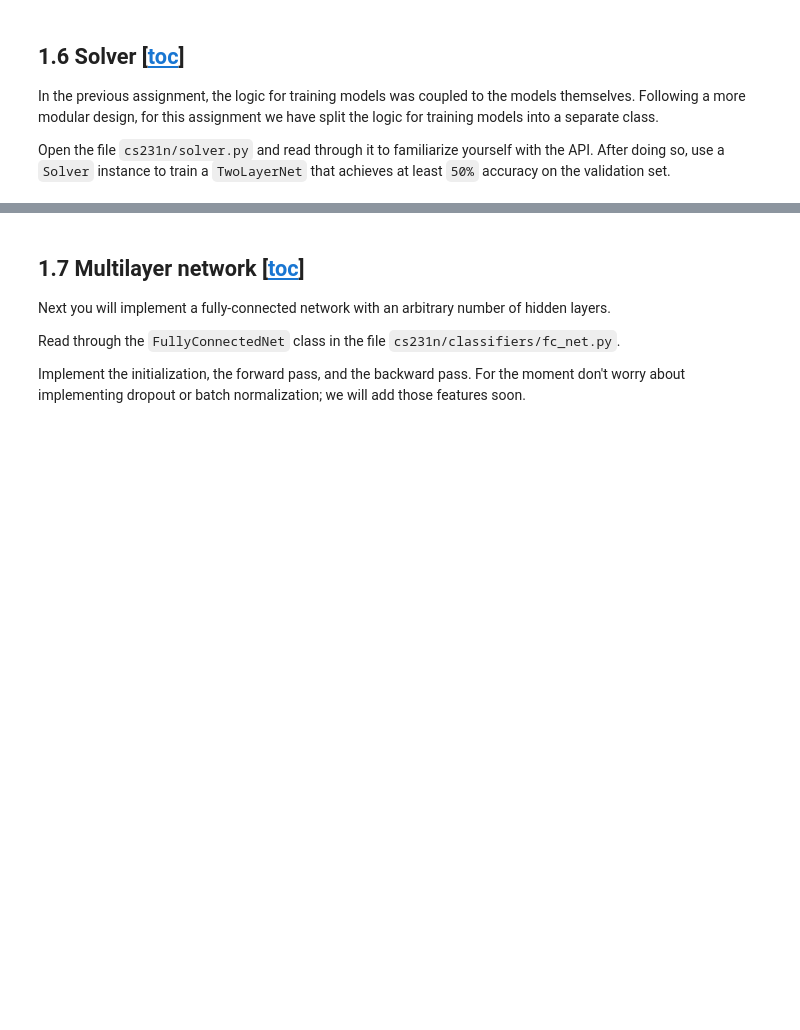
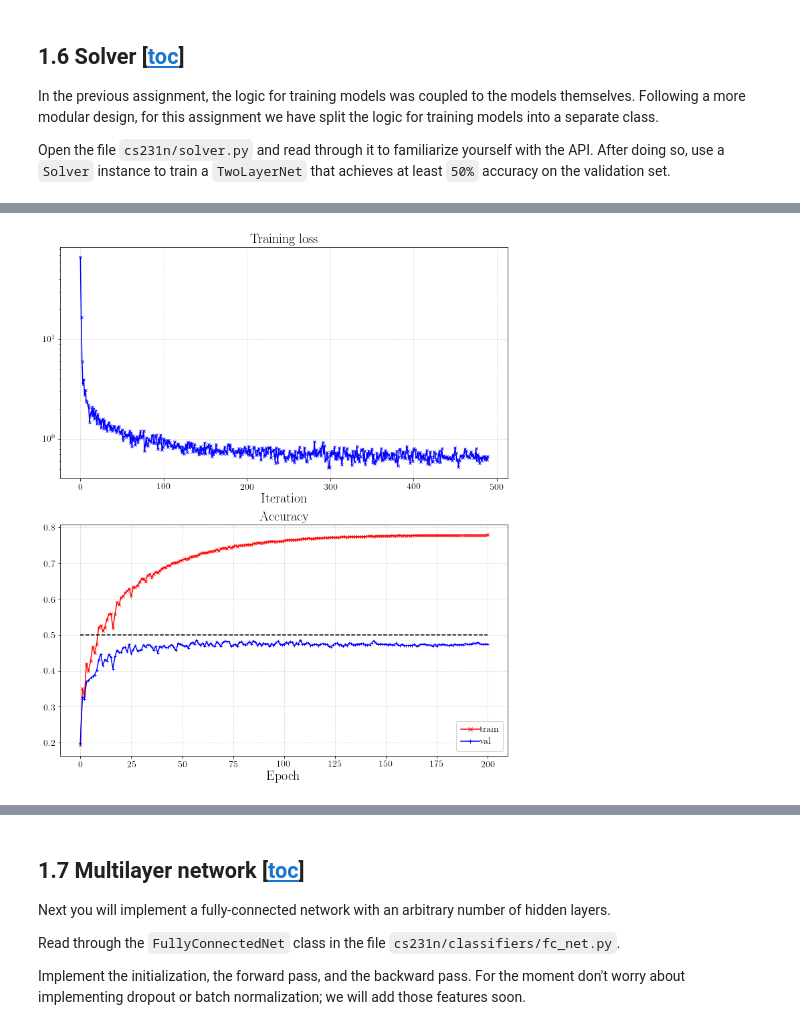
Before and after one commit to siri3us/ml, a Jupyter notebook: notebooks/CS231n/2/assignment2.ipynb, the cells around one changed output, grey strips where cells are left out. Cells and saved outputs as stored; diff of their text form; code cells hidden in the pictures; blank space fills up the shorter version.

```diff
--- a/notebooks/CS231n/2/assignment2.ipynb
+++ b/notebooks/CS231n/2/assignment2.ipynb
@@ -282,7 +446,6 @@ For now take a look at the `affine_relu_forward` and `affine_relu_backward` func
 # %%
-from cs231n.layer_utils import affine_relu_forward, affine_relu_backward
 np.random.seed(231)
-x = np.random.randn(2, 3, 4)
+x = np.random.randn(2, 3, 4); x = x.reshape((x.shape[0], -1))
 w = np.random.randn(12, 10)
 b = np.random.randn(10)
 dout = np.random.randn(2, 10)
@@ -393,15 +727,3 @@ for reg in [0.0, 0.7]:
 In the previous assignment, the logic for training models was coupled to the models themselves. Following a more modular design, for this assignment we have split the logic for training models into a separate class.
 
 Open the file `cs231n/solver.py` and read through it to familiarize yourself with the API. After doing so, use a `Solver` instance to train a `TwoLayerNet` that achieves at least `50%` accuracy on the validation set.
-# %%
-model = TwoLayerNet()
-solver = None
-
-##############################################################################
-# TODO: Use a Solver instance to train a TwoLayerNet that achieves at least  #
-# 50% accuracy on the validation set.                                        #
-##############################################################################
-pass
-##############################################################################
-#                             END OF YOUR CODE                               #
-##############################################################################
@@ -407,0 +1009,13 @@ pass
+# %%
+input_dim = np.prod(X_train.shape[1:])
+hidden_dim = 200
+num_classes = 10
+data = {'X_train': X_train, 'y_train': y_train,
+        'X_val':   X_val,   'y_val': y_val}
+model = TwoLayerNet(input_dim, hidden_dim, num_classes, reg=1e-5, random_state=123)
+optim_config = {'learning_rate': 1e-3}
+solver = Solver(model, data, update_rule='sgd', optim_config=optim_config, lr_decay=0.97,
+                num_epochs=200, batch_size=200, print_every=200, random_state=345,
+                num_train_samples=None,
+                num_val_samples=None)
+solver.train()
@@ -408,20 +1040,25 @@ pass
 # %%
 # Run this cell to visualize training loss and train / val accuracy
-
+k = 100
 plt.subplot(2, 1, 1)
 plt.title('Training loss')
-plt.plot(solver.loss_history, 'o')
+plt.yscale('log')
+plt.plot(np.array(solver.loss_history)[::k], marker='x', color='b', ms=4)
 plt.xlabel('Iteration')
+plt.grid(linestyle='--', alpha=0.5)
 
 plt.subplot(2, 1, 2)
 plt.title('Accuracy')
-plt.plot(solver.train_acc_history, '-o', label='train')
-plt.plot(solver.val_acc_history, '-o', label='val')
-plt.plot([0.5] * len(solver.val_acc_history), 'k--')
+plt.plot(np.array(solver.train_acc_history), '-x', color='r', ms=4, label='train')
+plt.plot(np.array(solver.val_acc_history), '-+', color='b', ms=4, label='val')
+plt.plot([0.5] * len(np.array(solver.val_acc_history)), 'k--')
 plt.xlabel('Epoch')
 plt.legend(loc='lower right')
-plt.gcf().set_size_inches(15, 12)
+plt.gcf().set_size_inches(12, 14)
+plt.grid(linestyle='--', alpha=0.5)
 plt.show()
+# %% [output]
+[figure, added]
 # %% [markdown]
 <a id='fcn_mult'></a>
 # %% [markdown]
```
Also changed, not shown: parts of 73 cells of this notebook, 9 other files.
